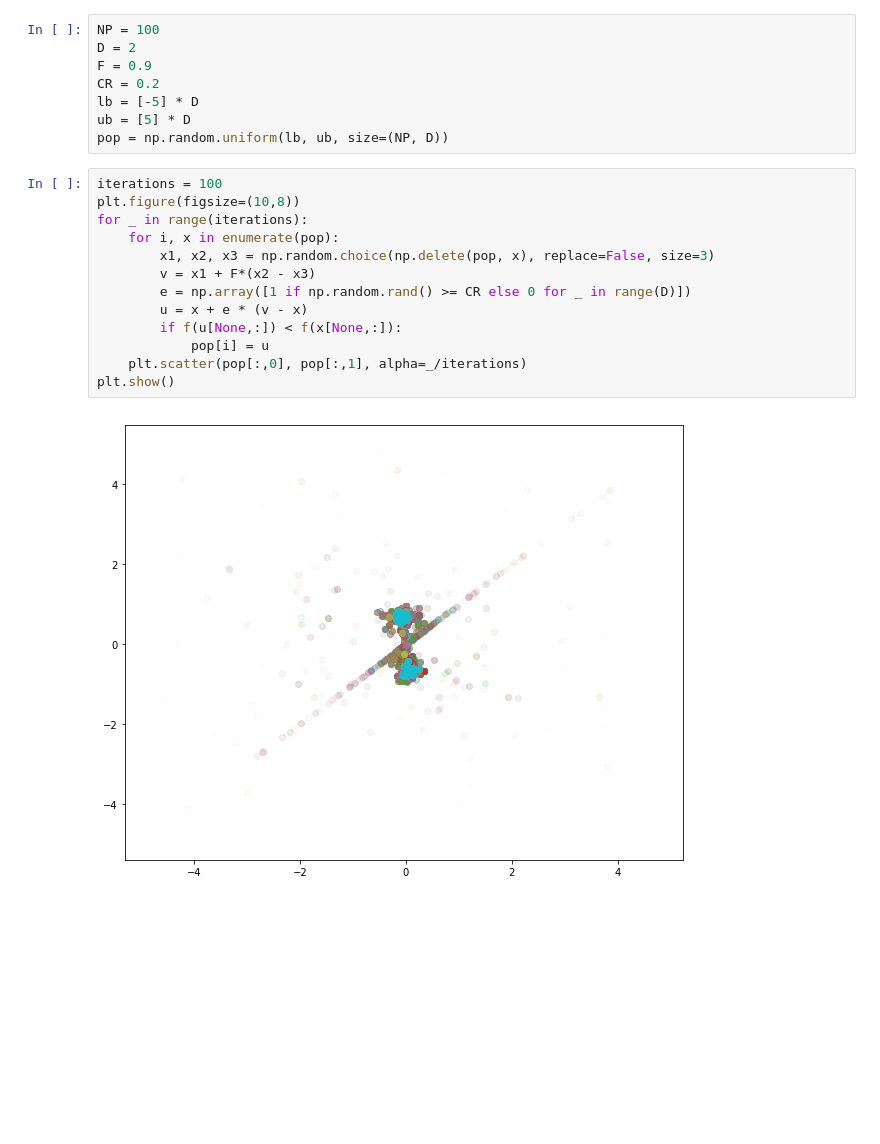
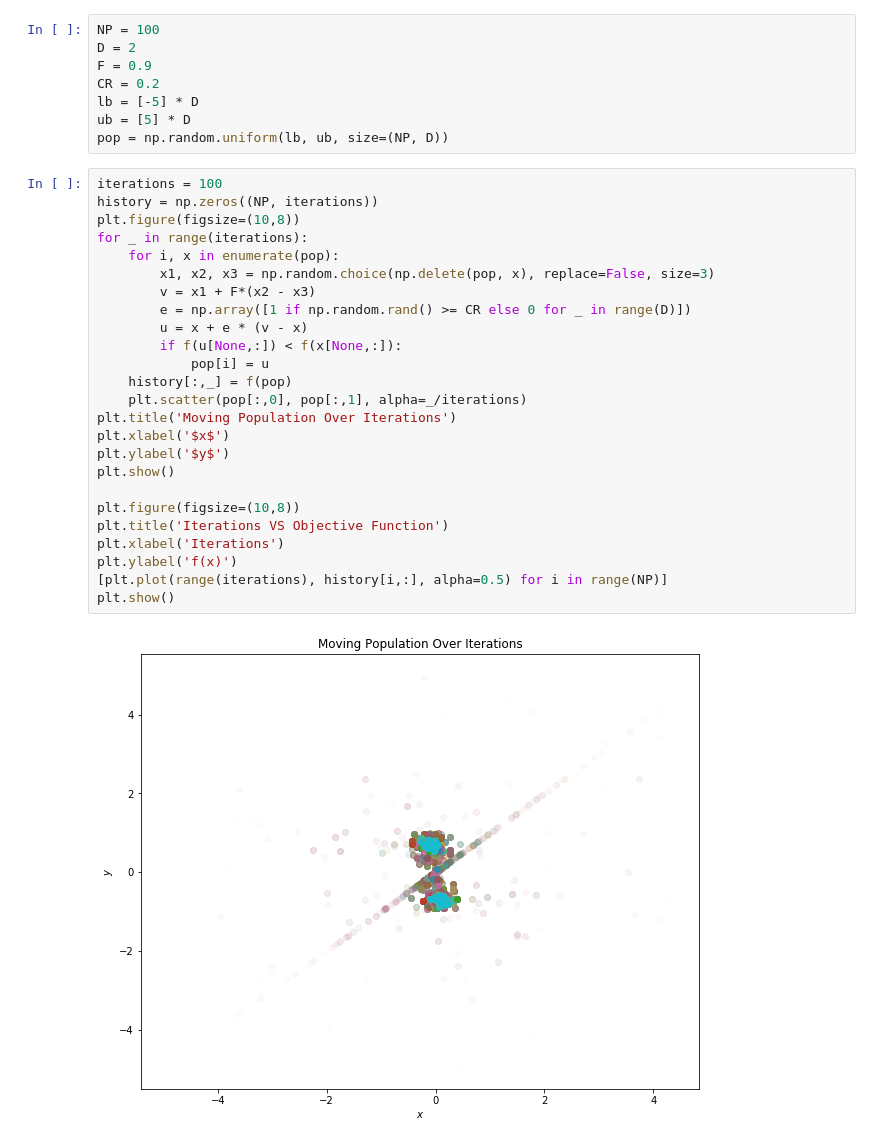
Before and after one commit to osamadel/learning_algorithms, a Jupyter notebook: DE/Differential Evolution.ipynb, the cells around one changed output. Saved outputs shown, nothing was run; the diff lists cells and outputs as text; blank space fills up the shorter version.

```diff
--- a/DE/Differential Evolution.ipynb
+++ b/DE/Differential Evolution.ipynb
@@ -63,16 +63,28 @@ ub = [5] * D
 pop = np.random.uniform(lb, ub, size=(NP, D))
 # %%
 iterations = 100
+history = np.zeros((NP, iterations))
 plt.figure(figsize=(10,8))
 for _ in range(iterations):
     for i, x in enumerate(pop):
         x1, x2, x3 = np.random.choice(np.delete(pop, x), replace=False, size=3)
         v = x1 + F*(x2 - x3)
         e = np.array([1 if np.random.rand() >= CR else 0 for _ in range(D)])
         u = x + e * (v - x)
         if f(u[None,:]) < f(x[None,:]):
             pop[i] = u
+    history[:,_] = f(pop)
     plt.scatter(pop[:,0], pop[:,1], alpha=_/iterations)
+plt.title('Moving Population Over Iterations')
+plt.xlabel('$x$')
+plt.ylabel('$y$')
 plt.show()
+
+plt.figure(figsize=(10,8))
+plt.title('Iterations VS Objective Function')
+plt.xlabel('Iterations')
+plt.ylabel('f(x)')
+[plt.plot(range(iterations), history[i,:], alpha=0.5) for i in range(NP)]
+plt.show()
 # %% [output]
-[figure, old version]
+[figure, new version]
```
Also changed, not shown: parts of 6 cells of this notebook.
